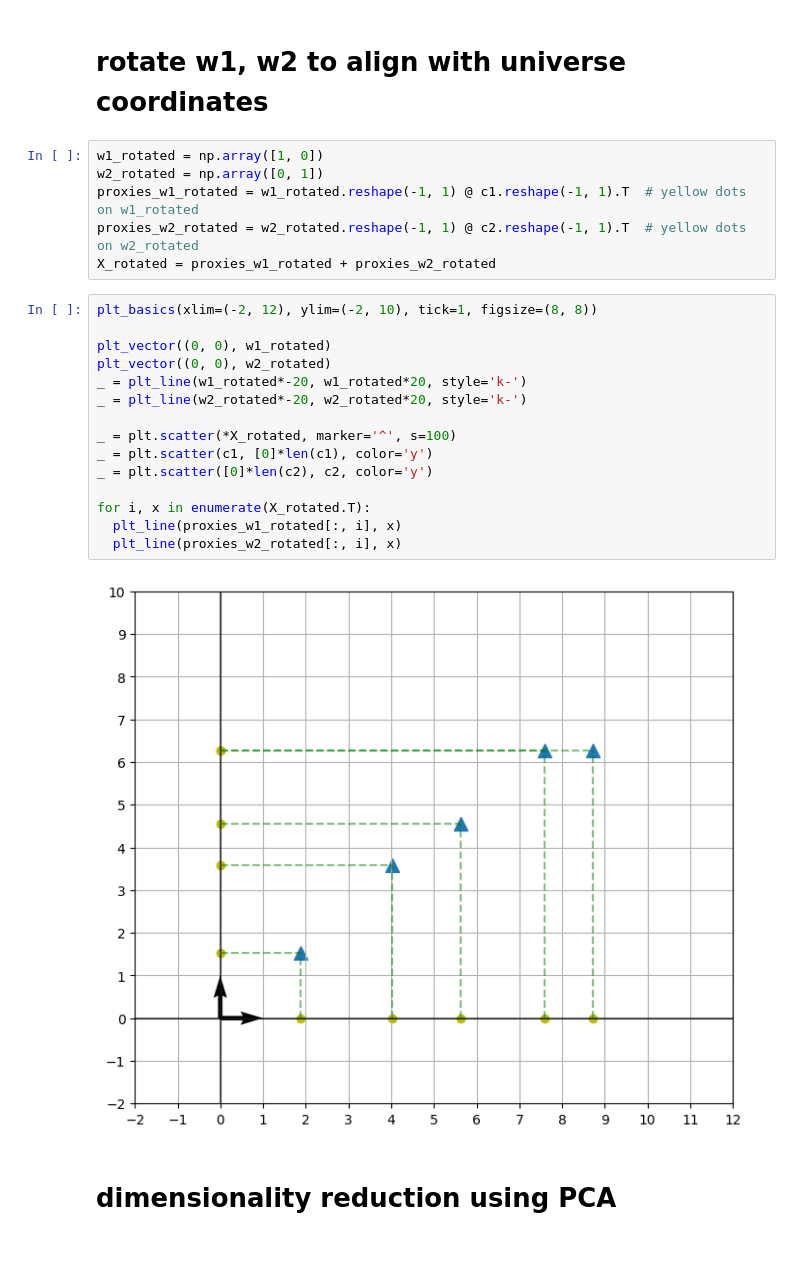
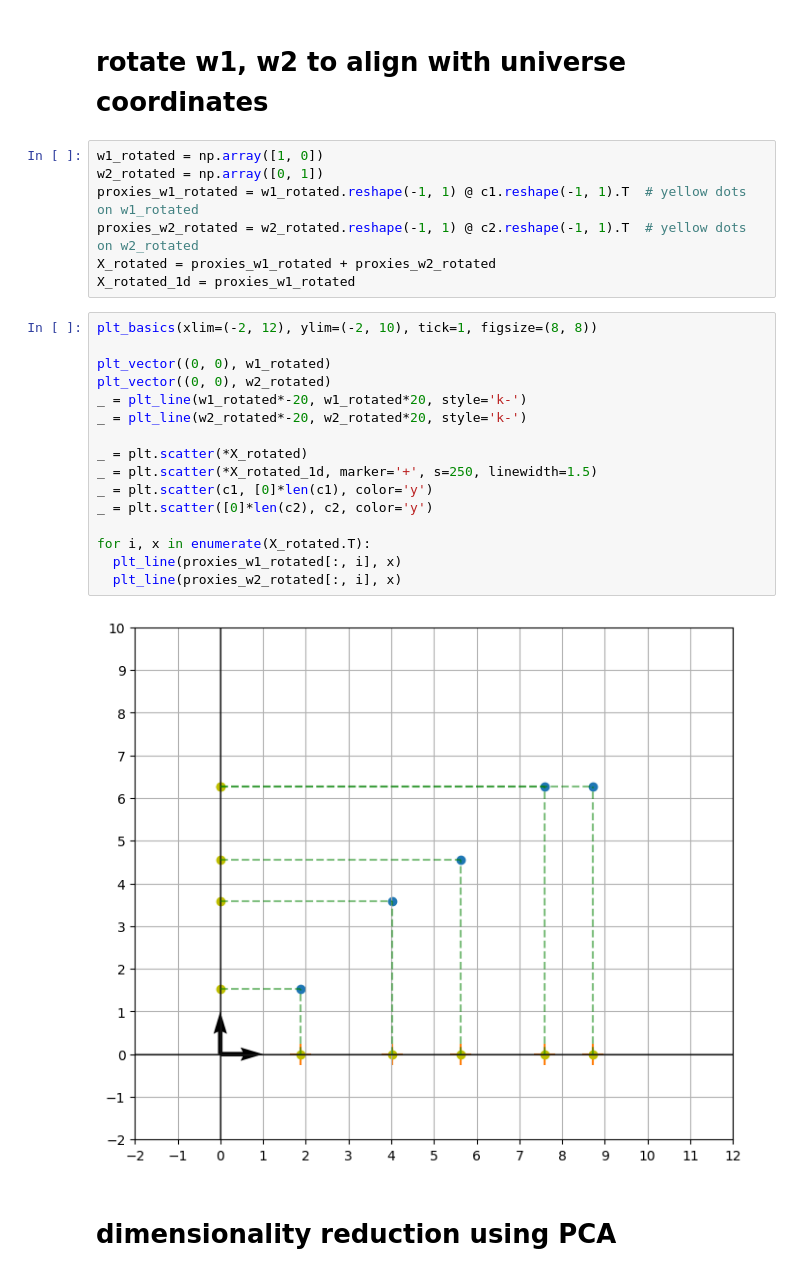
Before and after one commit to k26rahul/Machine-Learning-IITM, a Jupyter notebook: week-1/change-of-basis.ipynb, the cells around one changed output. Saved outputs shown, nothing was run; the diff lists cells and outputs as text.

```diff
--- a/week-1/change-of-basis.ipynb
+++ b/week-1/change-of-basis.ipynb
@@ -133,23 +135,25 @@ w2_rotated = np.array([0, 1])
 proxies_w1_rotated = w1_rotated.reshape(-1, 1) @ c1.reshape(-1, 1).T  # yellow dots on w1_rotated
 proxies_w2_rotated = w2_rotated.reshape(-1, 1) @ c2.reshape(-1, 1).T  # yellow dots on w2_rotated
 X_rotated = proxies_w1_rotated + proxies_w2_rotated
+X_rotated_1d = proxies_w1_rotated
 # %%
 plt_basics(xlim=(-2, 12), ylim=(-2, 10), tick=1, figsize=(8, 8))
 
 plt_vector((0, 0), w1_rotated)
 plt_vector((0, 0), w2_rotated)
 _ = plt_line(w1_rotated*-20, w1_rotated*20, style='k-')
 _ = plt_line(w2_rotated*-20, w2_rotated*20, style='k-')
 
-_ = plt.scatter(*X_rotated, marker='^', s=100)
+_ = plt.scatter(*X_rotated)
+_ = plt.scatter(*X_rotated_1d, marker='+', s=250, linewidth=1.5)
 _ = plt.scatter(c1, [0]*len(c1), color='y')
 _ = plt.scatter([0]*len(c2), c2, color='y')
 
 for i, x in enumerate(X_rotated.T):
   plt_line(proxies_w1_rotated[:, i], x)
   plt_line(proxies_w2_rotated[:, i], x)
 # %% [output]
-[figure, old version]
+[figure, new version]
 # %% [markdown]
 # dimensionality reduction using PCA
 # %%
```
Also changed, not shown: parts of 6 cells of this notebook, 2 other files.
